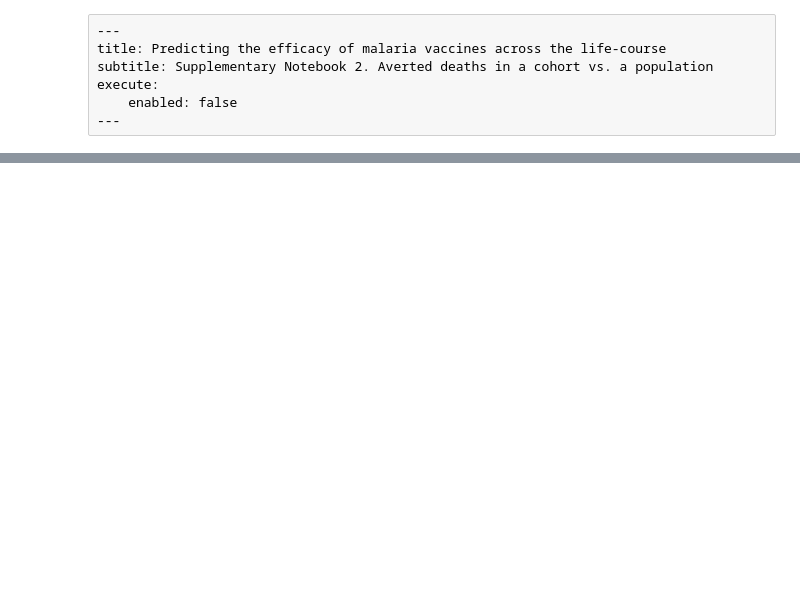
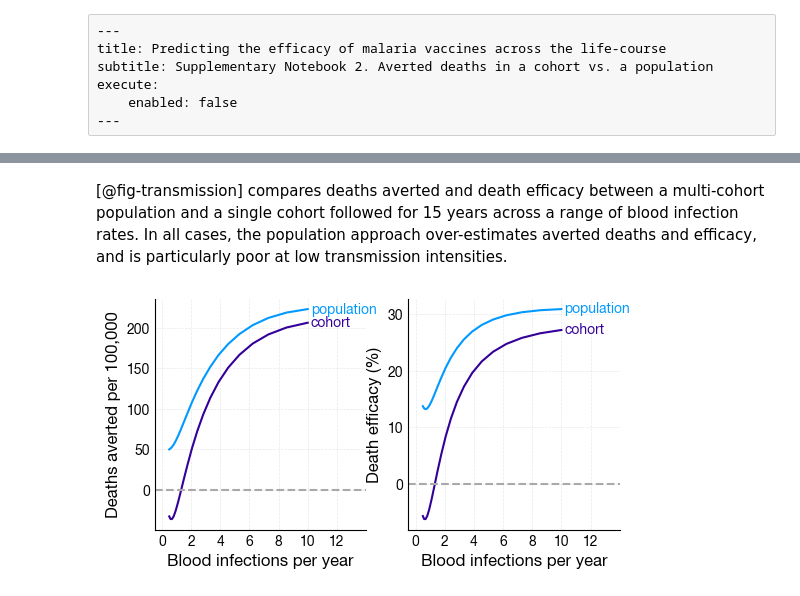
Before and after one commit to nicksavill/The-Edinburgh-Malaria-Project, a Jupyter notebook: Notebooks/S2_cohort_vs_population.ipynb, the cells around one changed output, grey strips where cells are left out. Saved outputs shown, nothing was run; the diff lists cells and outputs as text; code cells hidden in the pictures; blank space fills up the shorter version.

```diff
--- a/Notebooks/S2_cohort_vs_population.ipynb
+++ b/Notebooks/S2_cohort_vs_population.ipynb
@@ -64,0 +31,10 @@ ax.legend();
+# %% [markdown]
+[@fig-transmission] compares deaths averted and death efficacy between a multi-cohort population and a single cohort followed for 15 years across a range of blood infection rates. In all cases, the population approach over-estimates averted deaths and efficacy, and is particularly poor at low transmission intensities.
+# %%
+#| label: fig-transmission
+#| fig-cap: "Annual averted deaths per 100,000 R21-fully vaccinated five month old children and death efficacy after 15 years from the start of vaccination across a range of blood infection rates, comparing a multi-cohort population (blue) and a single cohort (purple)."
+
+x = cohort_vs_population.efficacies()
+fig, axs = cohort_vs_population.efficacies_plot(x, 1, 1)
+# %% [output]
+[figure, added]
```
Also changed, not shown: parts of 3 cells of this notebook, 37 other files.
